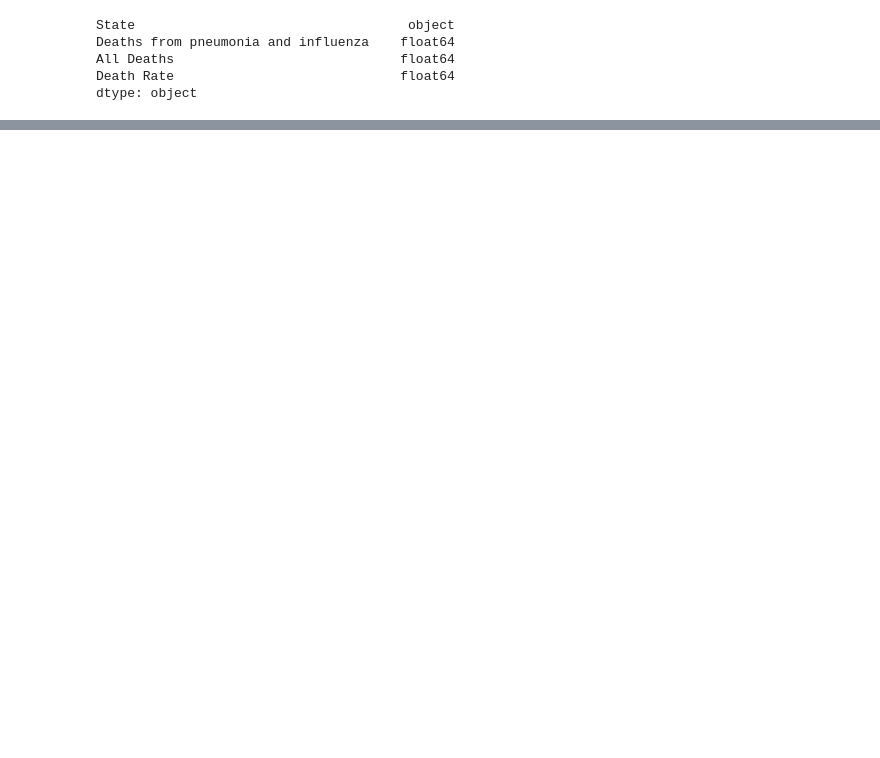
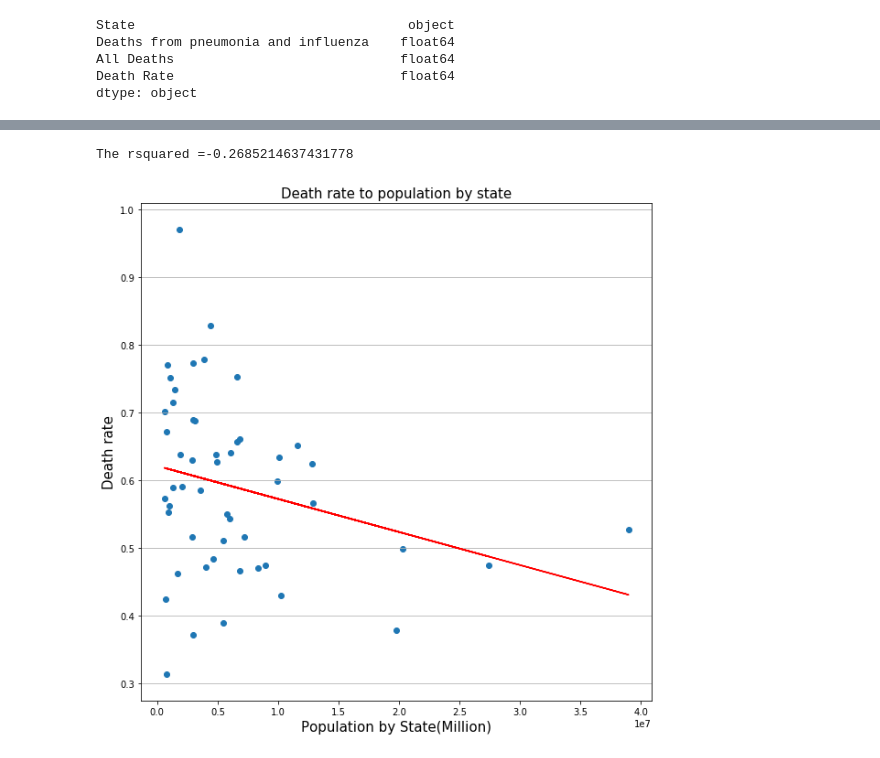
Before and after one commit to jdb3/Grim-Reaper, a Jupyter notebook: Grim Reaper.ipynb, the cells around one changed output, grey strips where cells are left out. Saved outputs shown, nothing was run; the diff lists cells and outputs as text; code cells hidden in the pictures; blank space fills up the shorter version.

```diff
--- a/Grim Reaper.ipynb
+++ b/Grim Reaper.ipynb
@@ -60,6 +62,7 @@ census_pd = pd.DataFrame(census_data)
 census_pd.dtypes
 
 census_pd['State'] = census_pd['state'].apply(us.states.lookup)
+census_pd['State'] =census_pd['State'].astype(str)
 census_pd = census_pd.drop(columns="state")
 census_pd = census_pd.rename(columns={"B19013_001E": "Median Household Income",
                                       "B01003_001E": "Population",
@@ -152,0 +246,9 @@ merged
+# %%
+merged = census_pd.merge(season, on='State', how="left")
+merged=merged.dropna()
+merged.head(1)
+#merged.dtypes
+merged["% People in Poverty"] = 100*merged["People in Poverty"]/merged["Population"]
+merged["% People with no Degree"] = 100*merged[">25 with No Degree"]/merged["Population"]
+merged["Death Rate"] = ((merged["Deaths from pneumonia and influenza"] / merged["Population"])*100)
+merged
@@ -152,0 +273,30 @@ merged
+# %%
+### Question 3 - Compare death rate to population by state
+#merged.plot.scatter(merged["Population"],merged["Death Rate"] )
+x_values=merged["Population"]
+y_values=merged["Death Rate"]
+(slope, intercept, rvalue, pvalue, stderr)=linregress(x_values, y_values)
+regress_values = x_values * slope + intercept
+line_eq = "y = " + str(round(slope,2)) + "x + " + str(round(intercept,2))
+
+
+#plt.legend(loc="upper left")
+#plt.xticks(tick_locations, merged["Population by State"], rotation="vertical")
+#legend(loc="best", fontsize="small", fancybox=True)
+# Show the Figure
+#plt.xlim(-0.75, len(x_axis))
+#plt.ylim(5, max(season_sorted["Death Rate"])+1)
+#plt.scatter(merged["Population"], merged["Death Rate"], label="Death Rate")
+plt.figure(figsize=(10,10))
+plt.scatter(x_values, y_values)
+plt.plot(x_values,regress_values,"r-")
+#plt.annotate(line_eq,(6,10),fontsize=15,color="red")
+plt.title("Death rate to population by state", fontsize=15)
+plt.ylabel("Death rate", fontsize=15)
+plt.xlabel("Population by State(Million)", fontsize=15)
+plt.grid(axis="y")
+print(f"The rsquared ={rvalue}")
+plt.show()
+# %% [output]
+The rsquared =-0.2685214637431778
+[figure, added]
```
Also changed, not shown: parts of 21 cells of this notebook, 3 other files.
